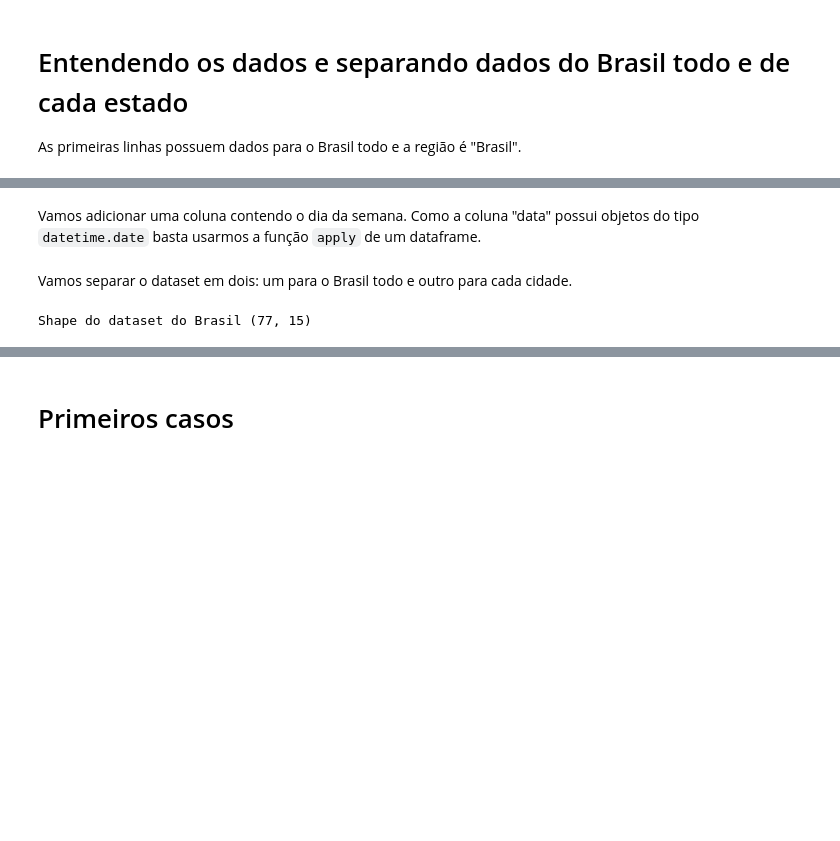
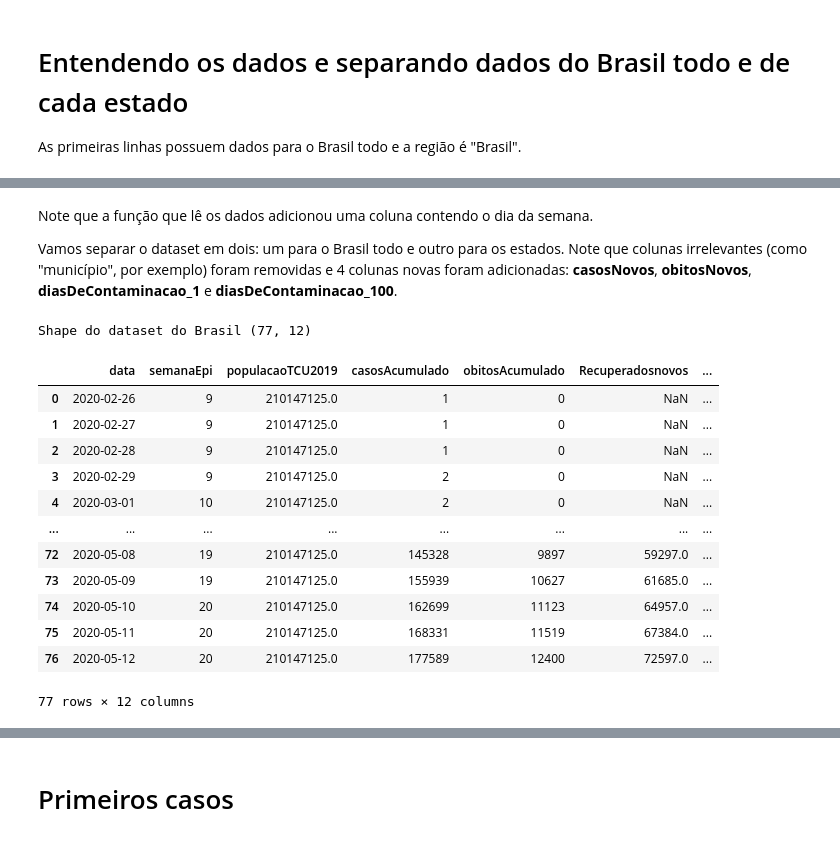
Before and after one commit to JanathanPlanas/covid19, a Jupyter notebook: notebooks/visualizations.ipynb, the cells around one changed output, grey strips where cells are left out. Saved outputs shown, nothing was run; the diff lists cells and outputs as text; code cells hidden in the pictures; blank space fills up the shorter version.

```diff
--- a/notebooks/visualizations.ipynb
+++ b/notebooks/visualizations.ipynb
@@ -46,5 +53,3 @@ Shape do dataset todo (69650, 14)
 | 2 | Brasil | NaN | NaN | 76 | NaN | NaN | NaN | 2020-02-28 | 9 | ... |
 | 3 | Brasil | NaN | NaN | 76 | NaN | NaN | NaN | 2020-02-29 | 9 | ... |
 | 4 | Brasil | NaN | NaN | 76 | NaN | NaN | NaN | 2020-03-01 | 10 | ... |
-# %% [markdown]
-Vamos adicionar uma coluna contendo o dia da semana. Como a coluna "data" possui objetos do tipo `datetime.date` basta usarmos a função `apply` de um dataframe.
@@ -55,12 +56,26 @@ data["diaDaSemana"] = data.apply(lambda x: weekDays[x.data.weekday()], axis=1)
-# %% [markdown]
-Vamos separar o dataset em dois: um para o Brasil todo e outro para cada cidade.
+# %% [markdown]
+Note que a função que lê os dados adicionou uma coluna contendo o dia da semana.
+
+Vamos separar o dataset em dois: um para o Brasil todo e outro para os estados. Note que colunas irrelevantes (como "município", por exemplo) foram removidas e 4 colunas novas foram adicionadas: **casosNovos**, **obitosNovos**, **diasDeContaminacao_1** e **diasDeContaminacao_100**.
 # %%
-data_brasil = data.query("regiao=='Brasil'").copy()
-
+data_brasil = get_brazil_data(data)
 print("Shape do dataset do Brasil", data_brasil.shape)
-# data_cidades = data.query("regiao!='Brasil'").copy()
+data_brasil
 # %% [output]
-Shape do dataset do Brasil (77, 15)
+Shape do dataset do Brasil (77, 12)
+|  | data | semanaEpi | populacaoTCU2019 | casosAcumulado | obitosAcumulado | Recuperadosnovos | ... |
+| 0 | 2020-02-26 | 9 | 210147125.0 | 1 | 0 | NaN | ... |
+| 1 | 2020-02-27 | 9 | 210147125.0 | 1 | 0 | NaN | ... |
+| 2 | 2020-02-28 | 9 | 210147125.0 | 1 | 0 | NaN | ... |
+| 3 | 2020-02-29 | 9 | 210147125.0 | 2 | 0 | NaN | ... |
+| 4 | 2020-03-01 | 10 | 210147125.0 | 2 | 0 | NaN | ... |
+| ... | ... | ... | ... | ... | ... | ... | ... |
+| 72 | 2020-05-08 | 19 | 210147125.0 | 145328 | 9897 | 59297.0 | ... |
+| 73 | 2020-05-09 | 19 | 210147125.0 | 155939 | 10627 | 61685.0 | ... |
+| 74 | 2020-05-10 | 20 | 210147125.0 | 162699 | 11123 | 64957.0 | ... |
+| 75 | 2020-05-11 | 20 | 210147125.0 | 168331 | 11519 | 67384.0 | ... |
+| 76 | 2020-05-12 | 20 | 210147125.0 | 177589 | 12400 | 72597.0 | ... |
+77 rows × 12 columns
 # %%
 data_estados = get_all_states_data(data)
 print("Shape do dataset dos estados", data_estados.shape)
```
Also changed, not shown: parts of 13 cells of this notebook, 8 other files.
